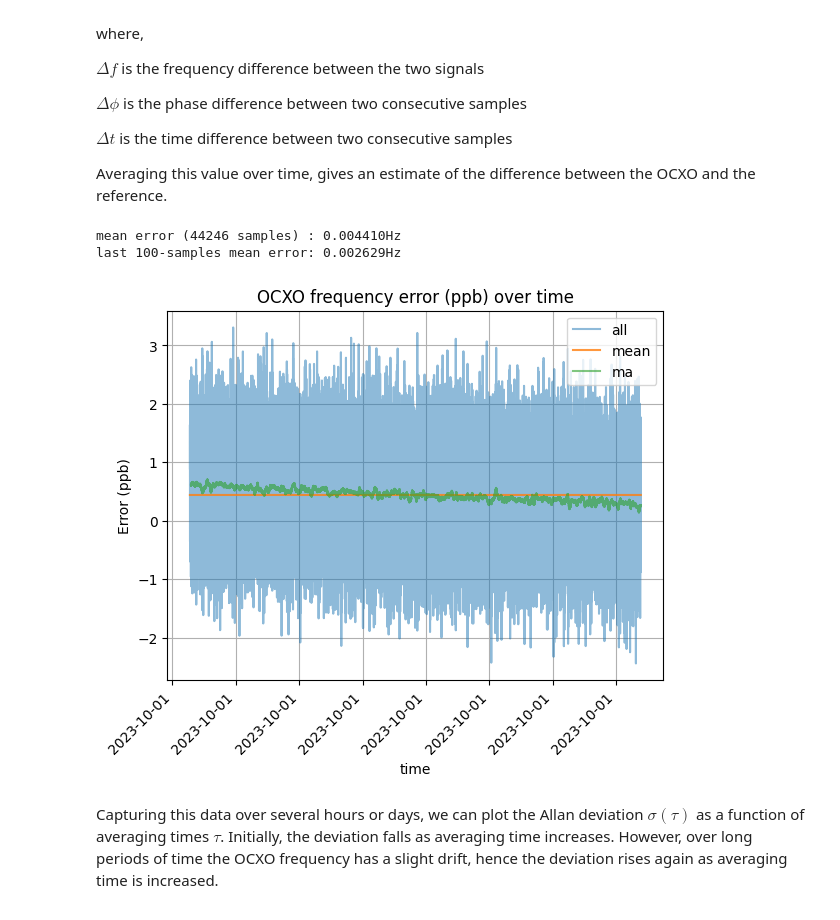
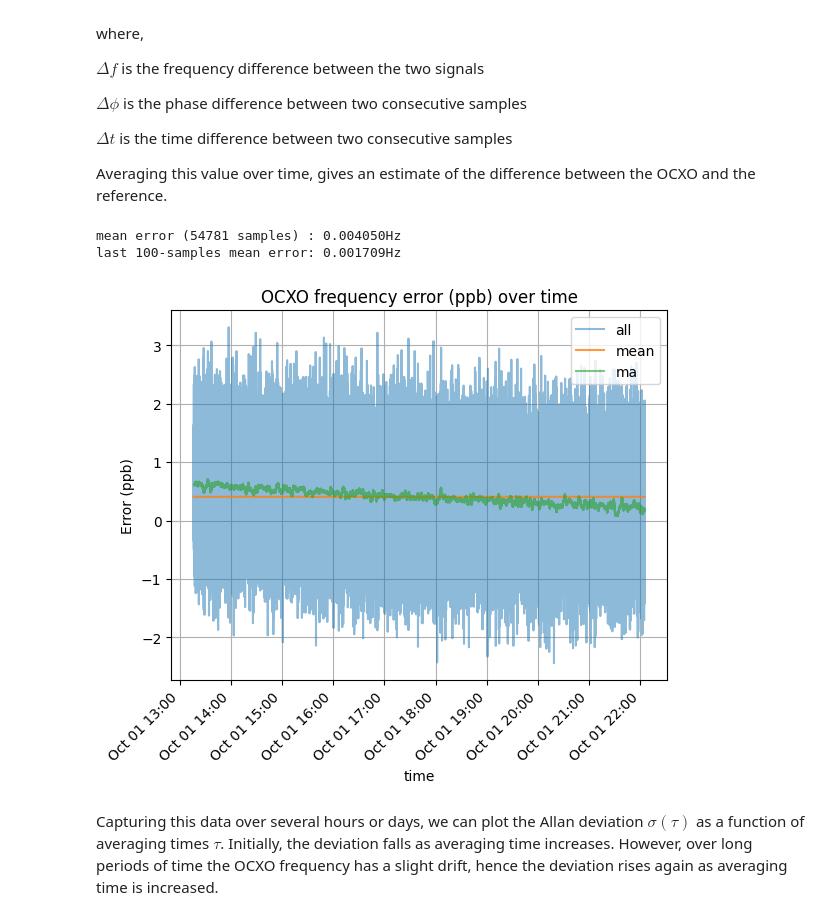
Before and after one commit to vinayshanbhag/frequency_offset_measurements_in_time_domain, a Jupyter notebook: frequency_offset_measurements_in_time_domain.ipynb, the cells around one changed output. Drawn from its saved outputs; the diff is of its cells as text; code cells hidden in the pictures.

```diff
--- a/frequency_offset_measurements_in_time_domain.ipynb
+++ b/frequency_offset_measurements_in_time_domain.ipynb
@@ -53,25 +54,29 @@ df.dropna(inplace=True)
 df['delta_t'] = df['delta_t'].apply(elapsed_time)
 df['freq_err_ppb'] = df.apply(lambda x: x['delta_phi']*100/(360*x['delta_t']), axis=1)
 # %%
+formatter = mdates.DateFormatter('%b %d %H:%M')
+
 plt.plot(df.timestamp, df.freq_err_ppb,alpha=0.5,label="all")
 plt.plot(df.timestamp, np.ones(len(df))*df.freq_err_ppb.mean(),alpha=0.8,label="mean")
 plt.plot(df.timestamp, np.ones(len(df))*df.freq_err_ppb.rolling(window=100).mean(),alpha=0.6,label="ma")
 plt.grid(True)
 plt.legend(loc="upper right")
 ax = plt.gca()
+ax.xaxis.set_major_formatter(formatter)
+ax.xaxis.set_major_locator(mdates.AutoDateLocator())
 xticks = ax.get_xticks()
 ax.set_xticks(xticks)
 labels = ax.get_xticklabels()
 ax.set_xticklabels(labels, rotation = 45, ha="right");
 print(f"mean error ({len(df)} samples) : {df.freq_err_ppb.mean()/100:0.6f}Hz")
 print(f"last 100-samples mean error: {df.freq_err_ppb.rolling(window=100).mean().values[-1]/100:0.6f}Hz")
 plt.title("OCXO frequency error (ppb) over time");
 plt.xlabel("time");
 plt.ylabel("Error (ppb)");
 # %% [output]
-mean error (44246 samples) : 0.004410Hz
-last 100-samples mean error: 0.002629Hz
+mean error (54781 samples) : 0.004050Hz
+last 100-samples mean error: 0.001709Hz
-[figure, old version]
+[figure, new version]
 # %% [markdown]
 Capturing this data over several hours or days, we can plot the Allan deviation $\sigma(\tau)$ as a function of averaging times $\tau$. Initially, the deviation falls as averaging time increases. However, over long periods of time the OCXO frequency has a slight drift, hence the deviation rises again as averaging time is increased.
 # %%
```
Also changed, not shown: parts of 5 cells of this notebook.
